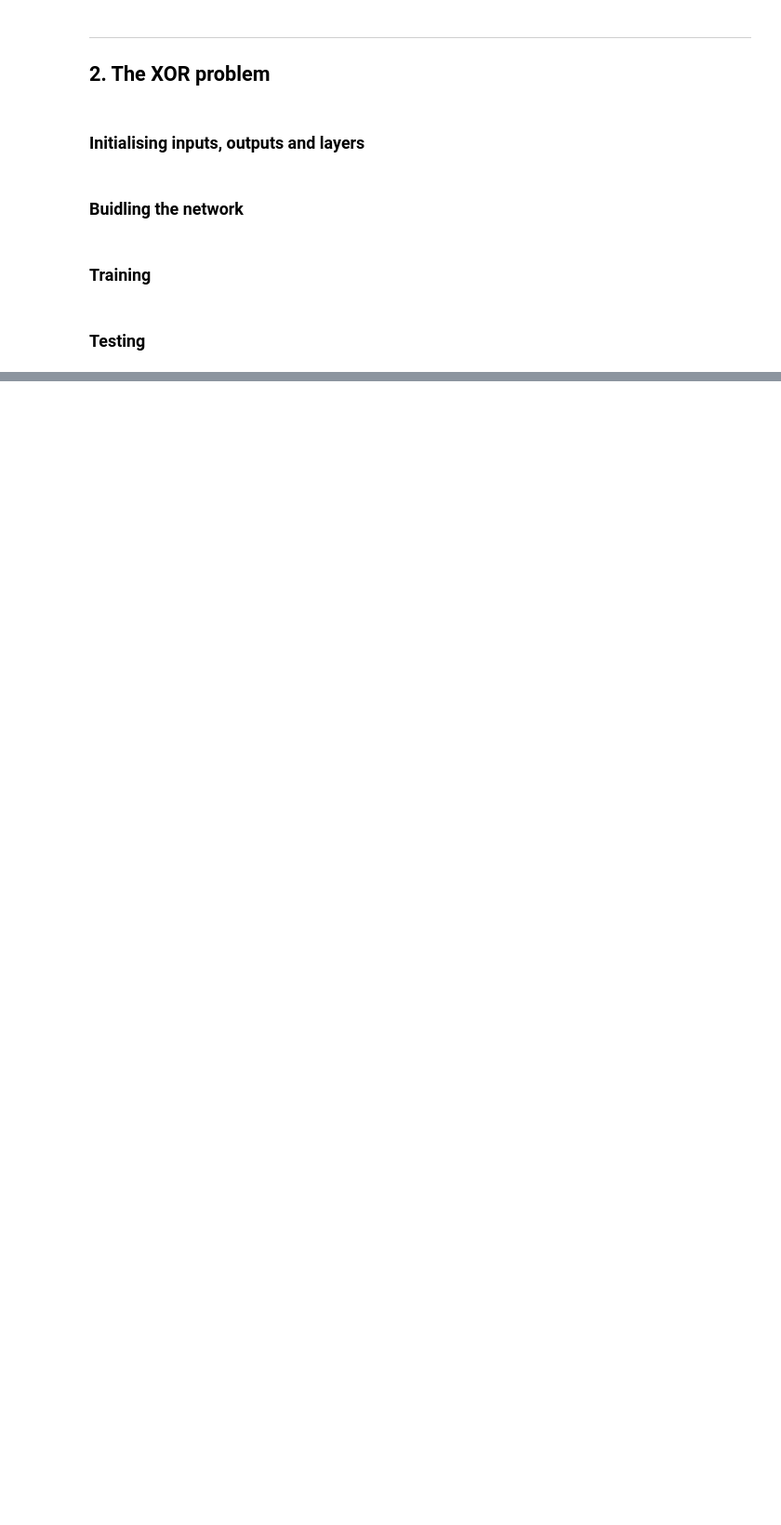
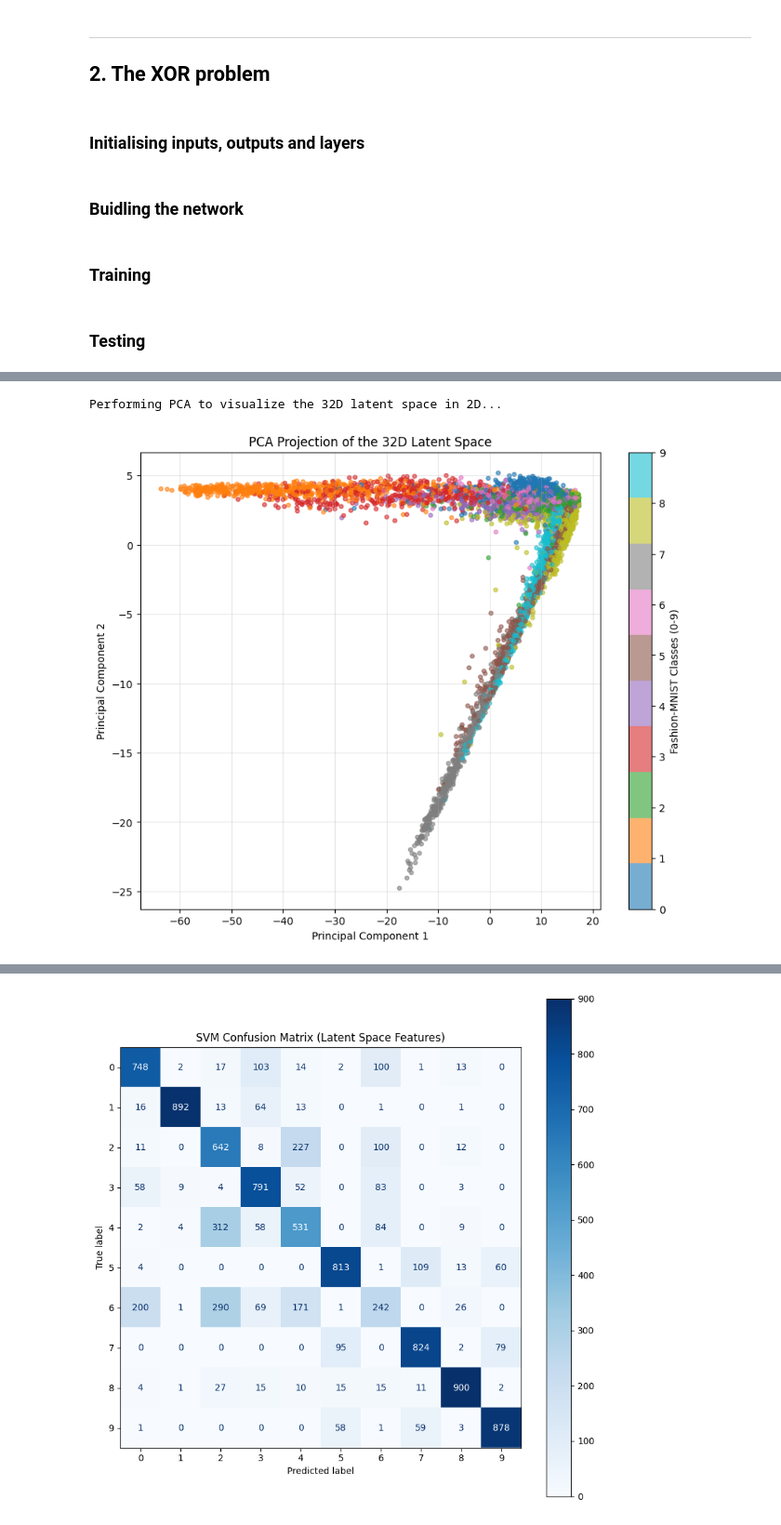
Before and after one commit to Mohamed-Abd-elGhaffar/CI_Project, a Jupyter notebook: notebooks/project_demo.ipynb, the cells around one changed output, grey strips where cells are left out. Shown at 93% size. Cells and saved outputs as stored; diff of their text form; code cells hidden in the pictures; blank space fills up the shorter version.

Commit message:
added project demo

```diff
--- a/notebooks/project_demo.ipynb
+++ b/notebooks/project_demo.ipynb
@@ -127,0 +301,4 @@ Input: [1 1] | True: 0 | Predicted: 0.0394
+# %%
+for layer in encoder_layers:
+    if hasattr(layer, 'is_training'):
+        layer.is_training = False
@@ -127,0 +307,15 @@ Input: [1 1] | True: 0 | Predicted: 0.0394
+# %%
+
+def extract_features(data, layers):
+    """Passes data through just the encoder half of the network."""
+    result = data
+    for layer in layers:
+        result = layer.forward(result)
+    return result
+print("Extracting features using the trained encoder...")
+
+x_train_latent = extract_features(x_train_clean, encoder_layers)
+x_test_latent = extract_features(x_test_clean, encoder_layers)
+
+print(f"Original shape: {x_train_clean.shape}")
+print(f"Latent shape:   {x_train_latent.shape}  <-- Compressed!")
@@ -127,0 +328,48 @@ Input: [1 1] | True: 0 | Predicted: 0.0394
+# %%
+print("\nPerforming PCA to visualize the 32D latent space in 2D...")
+pca = PCA(n_components=2)
+
+subset_size = 5000
+x_pca = pca.fit_transform(x_train_latent[:subset_size])
+y_subset = y_train[:subset_size]
+
+plt.figure(figsize=(10, 8))
+# The 'cmap=tab10' gives a distinct color to all 10 clothing classes
+scatter = plt.scatter(x_pca[:, 0], x_pca[:, 1], c=y_subset, cmap='tab10', alpha=0.6, s=15)
+plt.colorbar(scatter, label='Fashion-MNIST Classes (0-9)')
+plt.title("PCA Projection of the 32D Latent Space")
+plt.xlabel("Principal Component 1")
+plt.ylabel("Principal Component 2")
+plt.grid(True, alpha=0.3)
+plt.show()
+
+# 3. SVM Training
+svm_train_size = 10000
+print(f"\nTraining SVM on {svm_train_size} latent space samples...")
+
+svm_classifier = SVC(kernel='rbf', C=1.0)
+svm_classifier.fit(x_train_latent[:svm_train_size], y_train[:svm_train_size])
+
+# 4. Evaluation
+print("Evaluating SVM on the Test Set (10,000 samples)...")
+y_pred = svm_classifier.predict(x_test_latent)
+
+# Report Accuracy
+accuracy = accuracy_score(y_test, y_pred)
+print(f"\nSVM Test Accuracy: {accuracy * 100:.2f}%\n")
+
+# Report Classification Metrics
+print("Classification Report:")
+print(classification_report(y_test, y_pred))
+
+# Report and Plot Confusion Matrix
+cm = confusion_matrix(y_test, y_pred)
+disp = ConfusionMatrixDisplay(confusion_matrix=cm)
+
+fig, ax = plt.subplots(figsize=(10, 10))
+disp.plot(ax=ax, cmap='Blues', values_format='d')
+plt.title("SVM Confusion Matrix (Latent Space Features)")
+plt.show()
+# %% [output]
+Performing PCA to visualize the 32D latent space in 2D...
+[figure, added]
@@ -127,0 +393 @@ Input: [1 1] | True: 0 | Predicted: 0.0394
+[figure, added]
```
Also changed, not shown: parts of 36 cells of this notebook.
